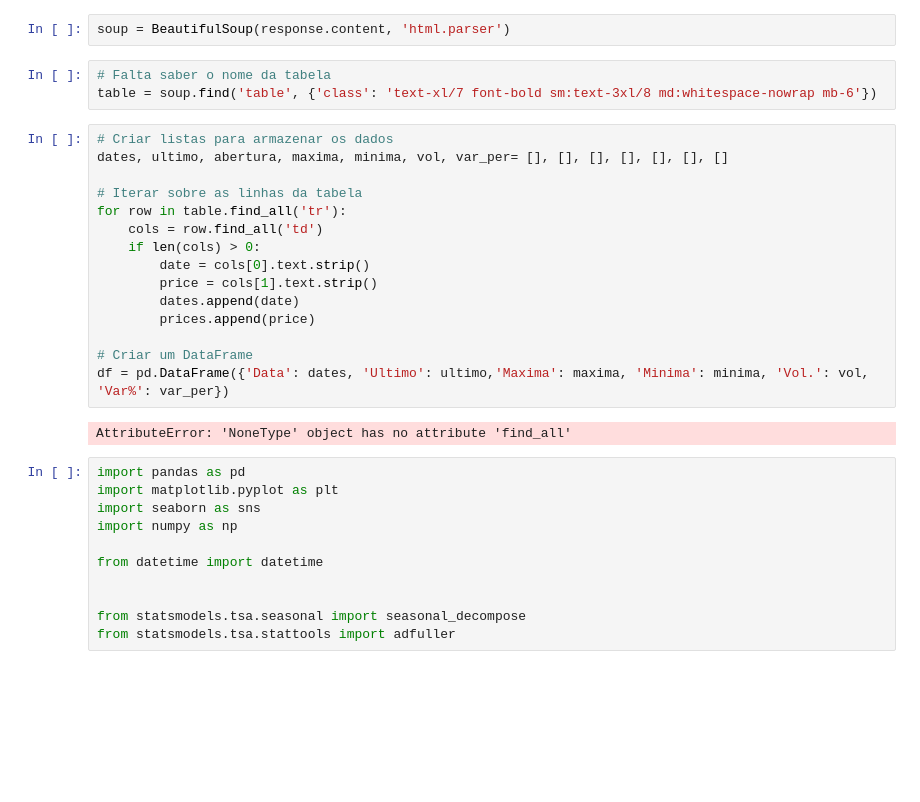
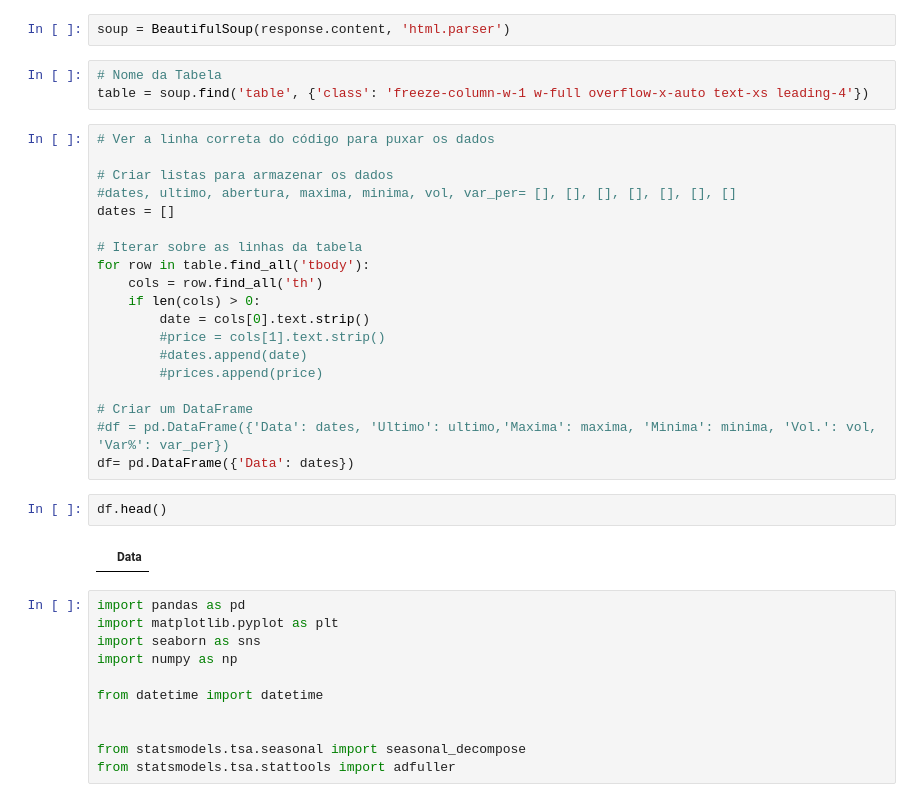
Before and after one commit to SandraRojasZ/Ibovespa-futuro, a Jupyter notebook: ibov-prev.ipynb, the cells around one changed output. Saved outputs shown, nothing was run; the diff lists cells and outputs as text; blank space fills up the shorter version.

Commit message:
Leitura da data da página puxando com sucesso

```diff
--- a/ibov-prev.ipynb
+++ b/ibov-prev.ipynb
@@ -42,26 +42,32 @@ url = "https://br.investing.com/indices/bovespa-historical-data"
 response = requests.get(url)
 # %%
 soup = BeautifulSoup(response.content, 'html.parser')
-# %%
-# Falta saber o nome da tabela
-table = soup.find('table', {'class': 'text-xl/7 font-bold sm:text-3xl/8 md:whitespace-nowrap mb-6'})
+# %%
+# Nome da Tabela
+table = soup.find('table', {'class': 'freeze-column-w-1 w-full overflow-x-auto text-xs leading-4'})
 # %%
+# Ver a linha correta do código para puxar os dados
+
 # Criar listas para armazenar os dados
-dates, ultimo, abertura, maxima, minima, vol, var_per= [], [], [], [], [], [], []
+#dates, ultimo, abertura, maxima, minima, vol, var_per= [], [], [], [], [], [], []
+dates = []
 
 # Iterar sobre as linhas da tabela
-for row in table.find_all('tr'):
-    cols = row.find_all('td')
+for row in table.find_all('tbody'):
+    cols = row.find_all('th')
     if len(cols) > 0:
         date = cols[0].text.strip()
-        price = cols[1].text.strip()
-        dates.append(date)
-        prices.append(price)
+        #price = cols[1].text.strip()
+        #dates.append(date)
+        #prices.append(price)
 
 # Criar um DataFrame
-df = pd.DataFrame({'Data': dates, 'Ultimo': ultimo,'Maxima': maxima, 'Minima': minima, 'Vol.': vol, 'Var%': var_per})
+#df = pd.DataFrame({'Data': dates, 'Ultimo': ultimo,'Maxima': maxima, 'Minima': minima, 'Vol.': vol, 'Var%': var_per})
+df= pd.DataFrame({'Data': dates})
-# %% [output]
-AttributeError: 'NoneType' object has no attribute 'find_all'
+# %%
+df.head()
+# %% [output]
+|  | Data |
 # %%
 import pandas as pd
 import matplotlib.pyplot as plt
```
